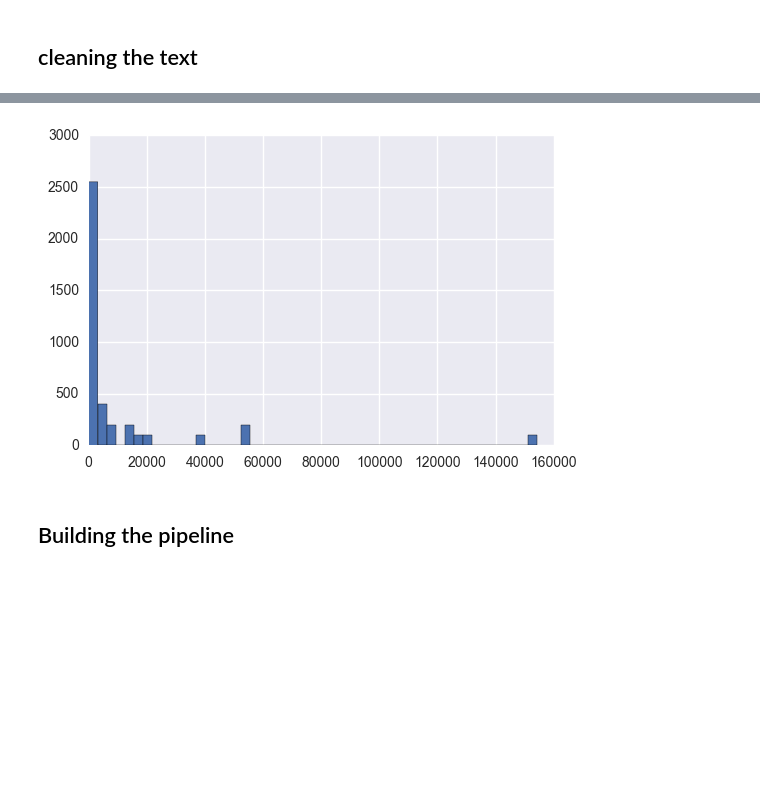
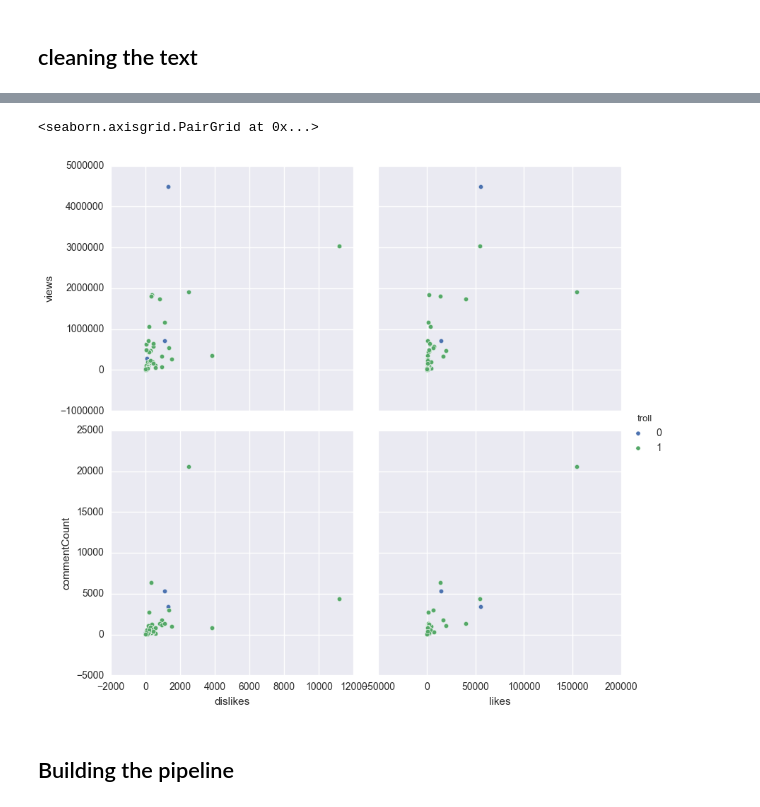
Before and after one commit to amirfz/youtube_troll_detection, a Jupyter notebook: insult_detection.ipynb, the cells around one changed output, grey strips where cells are left out. Saved outputs shown, nothing was run; the diff lists cells and outputs as text; code cells hidden in the pictures; blank space fills up the shorter version.

```diff
--- a/insult_detection.ipynb
+++ b/insult_detection.ipynb
@@ -65,10 +93,11 @@ data.head()
 | 2 | no americans even knew who corden... | 0 | Nothing Compares 2 U (Live in LA ... | 469414 | 263 | 1123 | 19392 | 0 | mak_Cu9Wl6w | american even knew corden sever y... |
 | 3 | my birthday was the 22nd as well ... | 0 | Nothing Compares 2 U (Live in LA ... | 469414 | 263 | 1123 | 19392 | 0 | mak_Cu9Wl6w | birthday 22nd well support west ham |
 | 4 | OMG IM CRYING﻿ | 0 | Nothing Compares 2 U (Live in LA ... | 469414 | 263 | 1123 | 19392 | 0 | mak_Cu9Wl6w | OMG IM CRi |
-# %%
-a=plt.hist(data['likes'], bins=50)
-# %% [output]
-[figure, removed]
+# %%
+sns.pairplot(data=data, x_vars=['dislikes', 'likes'], y_vars=['views', 'commentCount'], hue='troll', size=4)
+# %% [output]
+<seaborn.axisgrid.PairGrid at 0x...>
+[figure, added]
 # %% [markdown]
 ## Building the pipeline
 # %%
```
Also changed, not shown: parts of 10 cells of this notebook, 1 other file.
